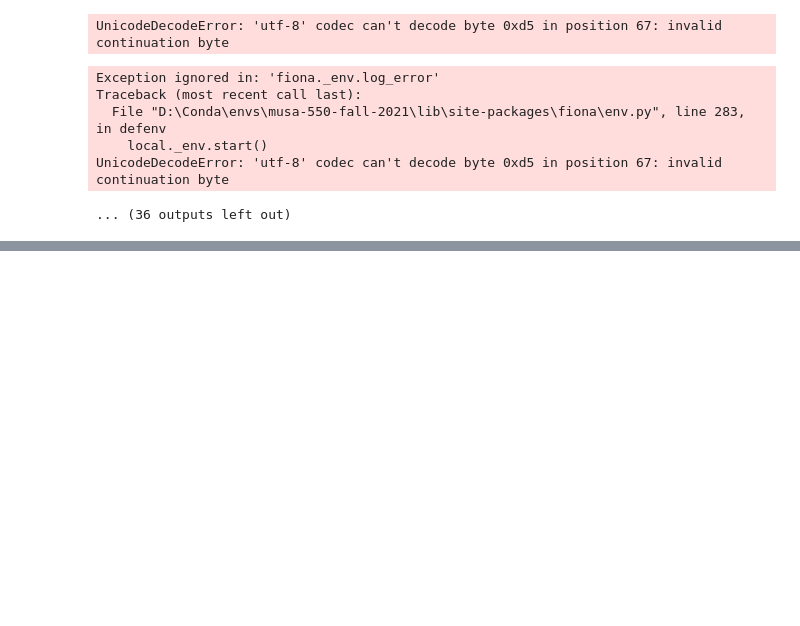
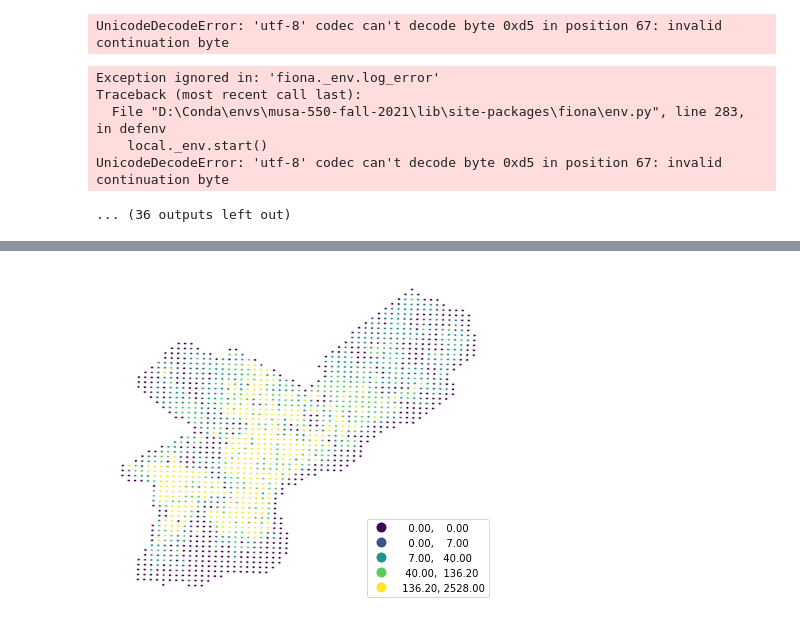
Before and after one commit to CPLN-680-Spring-2022/Ziyuan_Cai_PokemonStay, a Jupyter notebook: scripts/capstone-crime.ipynb, the cells around one changed output, grey strips where cells are left out. Saved outputs shown, nothing was run; the diff lists cells and outputs as text; code cells hidden in the pictures; blank space fills up the shorter version.

```diff
--- a/scripts/capstone-crime.ipynb
+++ b/scripts/capstone-crime.ipynb
@@ -66,0 +201,2 @@ UnicodeDecodeError: 'utf-8' codec can't decode byte 0xd5 in position 67: invalid
+# %%
+crime500_group = crime500.groupby(['FID'], as_index=False)["index_right"].count()
@@ -66,0 +219,6 @@ UnicodeDecodeError: 'utf-8' codec can't decode byte 0xd5 in position 67: invalid
+# %%
+crime500_group=des.merge(crime500_group,on="FID",how="left")
+# %%
+crime500_group = crime500_group.fillna(0)
+# %%
+crime500_group=crime500_group.rename(columns={"index_right": "total_crime"})
@@ -66,0 +239,21 @@ UnicodeDecodeError: 'utf-8' codec can't decode byte 0xd5 in position 67: invalid
+# %%
+fig, ax = plt.subplots(figsize=(7, 15))
+
+# Plot
+crime500_group.plot(
+    ax=ax,
+    column="total_crime",
+    edgecolor="white",
+    linewidth=0.5,
+    legend=True,
+    legend_kwds=dict(loc="lower right"),
+    cmap="viridis",
+    scheme="Quantiles",
+    k=5
+)
+
+# Format
+ax.set_axis_off()
+ax.set_aspect("equal")
+# %% [output]
+[figure, added]
```
Also changed, not shown: parts of 13 cells of this notebook, 11 other files.
